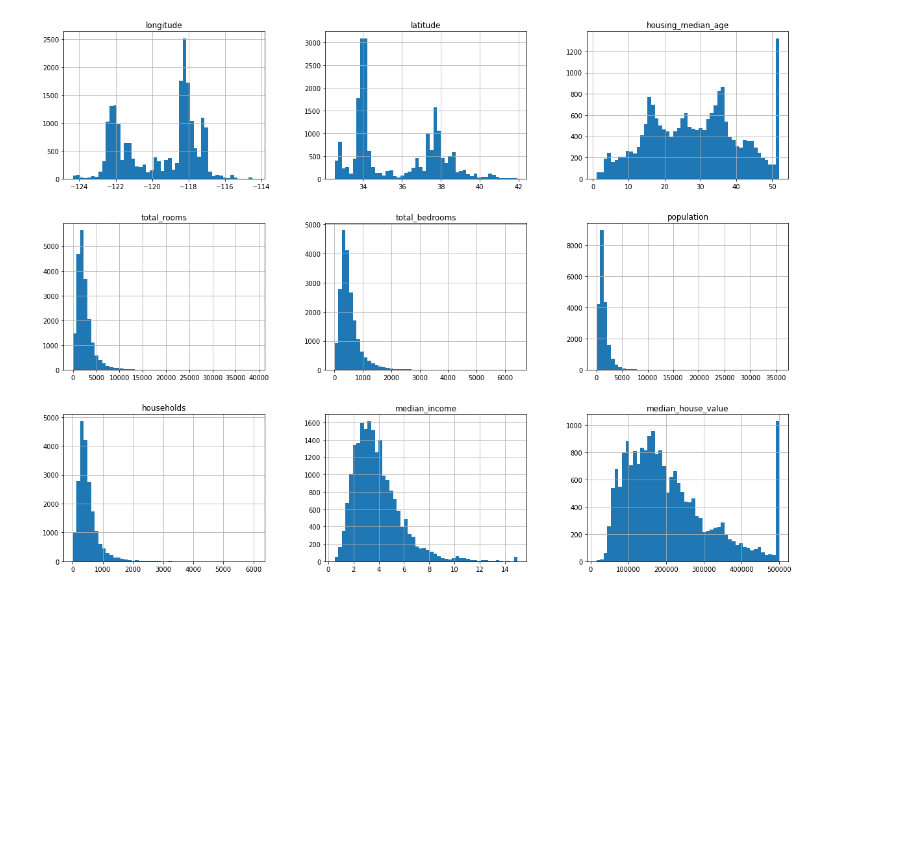
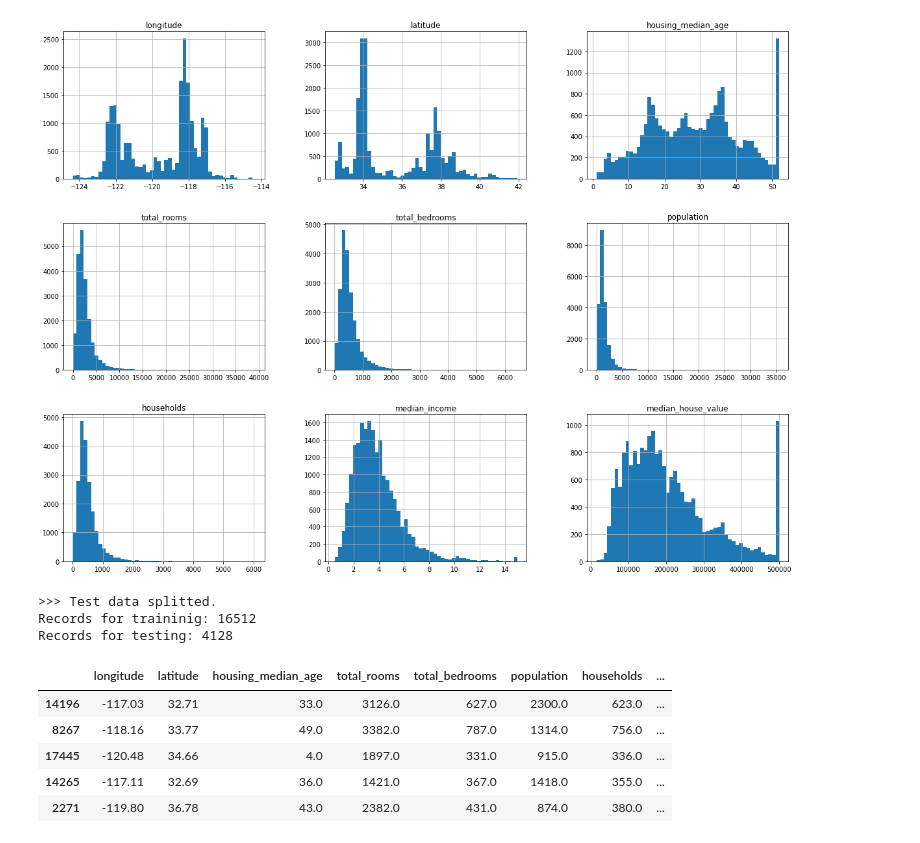
Before and after one commit to DougFigueroa/machine-learning-notebooks, a Jupyter notebook: First-ML-project/end-to-end-ml-project.ipynb, the cells around one changed output. Saved outputs shown, nothing was run; the diff lists cells and outputs as text; code cells hidden in the pictures; blank space fills up the shorter version.

```diff
--- a/First-ML-project/end-to-end-ml-project.ipynb
+++ b/First-ML-project/end-to-end-ml-project.ipynb
@@ -86,3 +88,26 @@ def split_train_test(data, test_ratio):
     train_indices = shuffle_indices[test_set_size:]
     print('>>> Test data splitted.')
     return data.iloc[train_indices], data.iloc[test_indices]
+# %%
+train_set, test_set = split_train_test(housing_data, 0.2)
+print(f'Records for traininig: {len(train_set)}')
+print(f'Records for testing: {len(test_set)}')
+# this solution works partially, because if you change the size of the dataset, the test set would mix with the train data
+# and we dont want to have test data into the training data, so you can create a random column an assign base on that column
+# or you can use the sckikit learn function that practically takes all of this in consideration:
+# %% [output]
+>>> Test data splitted.
+Records for traininig: 16512
+Records for testing: 4128
+# %%
+from sklearn.model_selection import train_test_split
+
+train_set, test_set = train_test_split(housing_data, test_size=0.2, random_state=42)
+train_set.head()
+# %% [output]
+|  | longitude | latitude | housing_median_age | total_rooms | total_bedrooms | population | households | ... |
+| 14196 | -117.03 | 32.71 | 33.0 | 3126.0 | 627.0 | 2300.0 | 623.0 | ... |
+| 8267 | -118.16 | 33.77 | 49.0 | 3382.0 | 787.0 | 1314.0 | 756.0 | ... |
+| 17445 | -120.48 | 34.66 | 4.0 | 1897.0 | 331.0 | 915.0 | 336.0 | ... |
+| 14265 | -117.11 | 32.69 | 36.0 | 1421.0 | 367.0 | 1418.0 | 355.0 | ... |
+| 2271 | -119.80 | 36.78 | 43.0 | 2382.0 | 431.0 | 874.0 | 380.0 | ... |
```
Also changed, not shown: parts of 6 cells of this notebook.
